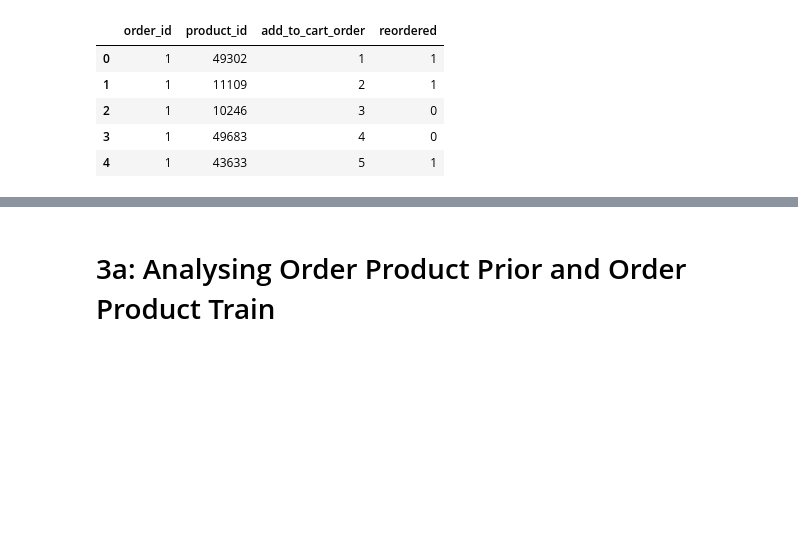
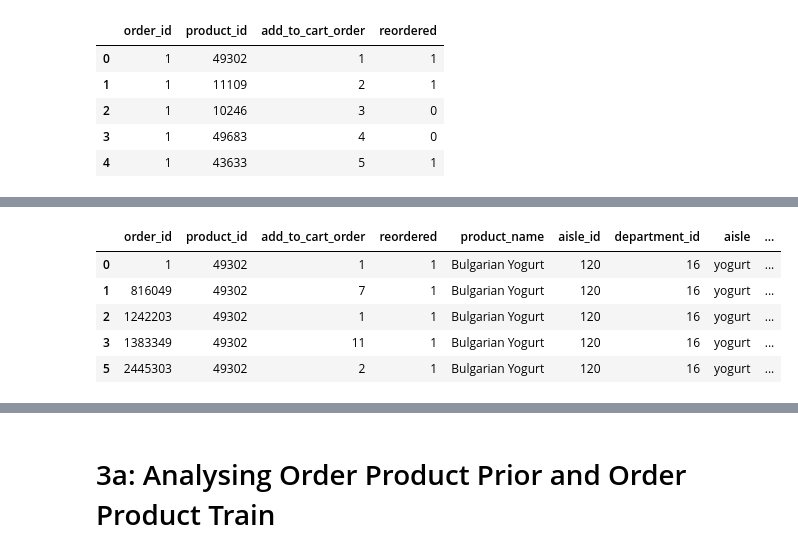
Before and after one commit to gary93039/Springboard, a Jupyter notebook: Instacart EDA.ipynb, the cells around one changed output, grey strips where cells are left out. Cells and saved outputs as stored; diff of their text form; code cells hidden in the pictures; blank space fills up the shorter version.

```diff
--- a/Instacart EDA.ipynb
+++ b/Instacart EDA.ipynb
@@ -438,0 +490,10 @@ order_products_train.head()
+# %%
+train_reorder = trains[trains['reordered'] == 1]
+train_reorder.head()
+# %% [output]
+|  | order_id | product_id | add_to_cart_order | reordered | product_name | aisle_id | department_id | aisle | ... |
+| 0 | 1 | 49302 | 1 | 1 | Bulgarian Yogurt | 120 | 16 | yogurt | ... |
+| 1 | 816049 | 49302 | 7 | 1 | Bulgarian Yogurt | 120 | 16 | yogurt | ... |
+| 2 | 1242203 | 49302 | 1 | 1 | Bulgarian Yogurt | 120 | 16 | yogurt | ... |
+| 3 | 1383349 | 49302 | 11 | 1 | Bulgarian Yogurt | 120 | 16 | yogurt | ... |
+| 5 | 2445303 | 49302 | 2 | 1 | Bulgarian Yogurt | 120 | 16 | yogurt | ... |
```
Also changed, not shown: parts of 34 cells of this notebook.
